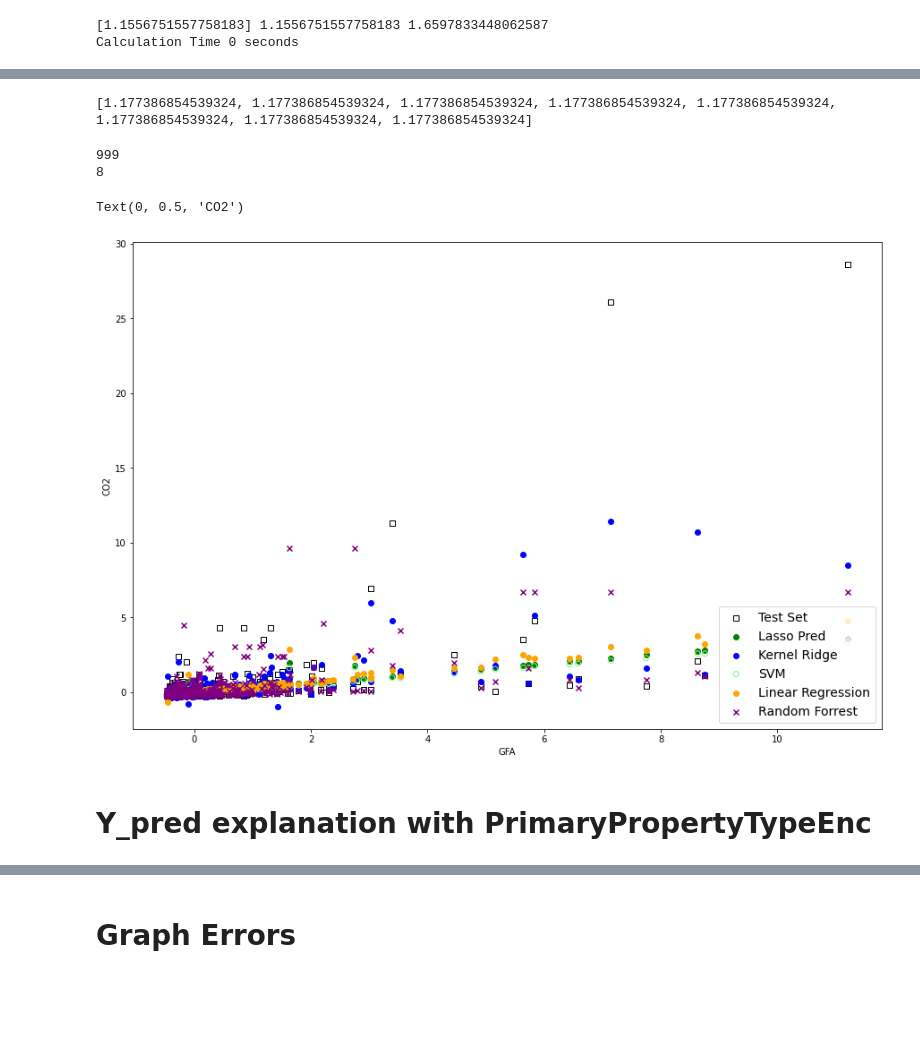
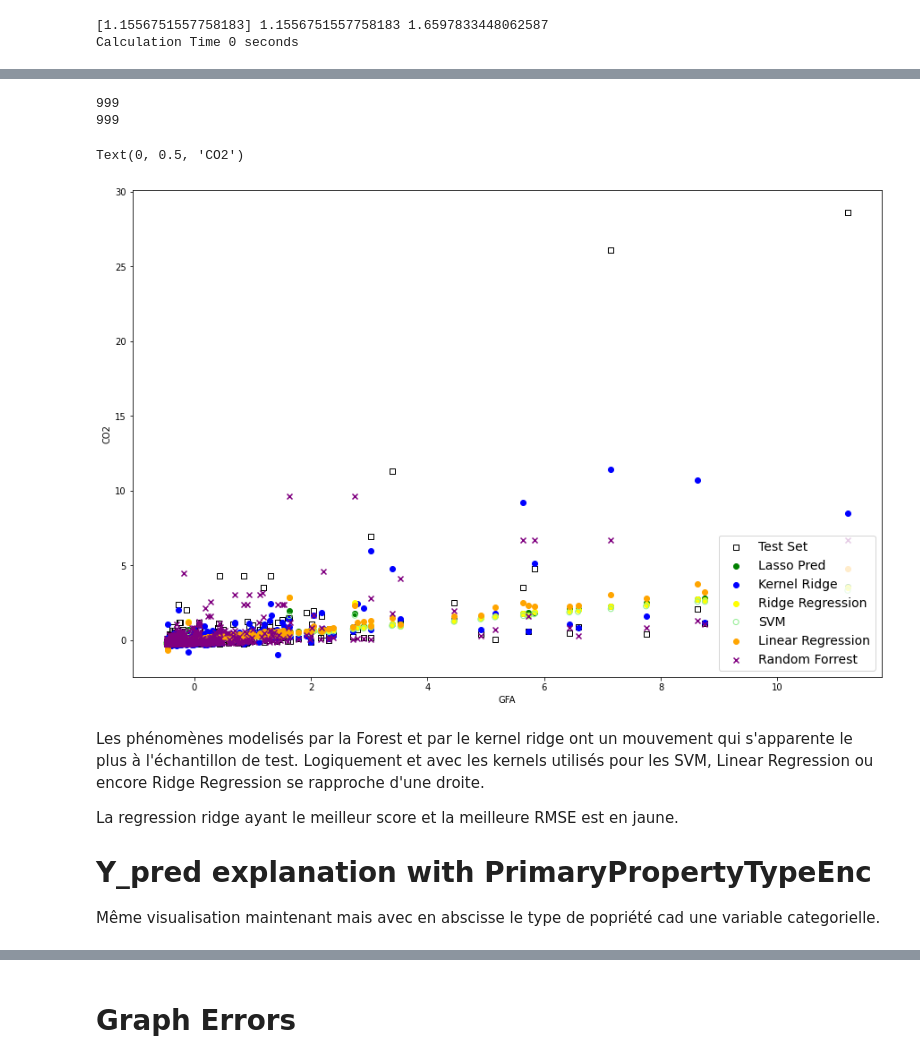
Before and after one commit to benMiniconi/Seattle2050, a Jupyter notebook: ProjetFinal/PEnergy_02_notebook_modelisation.ipynb, the cells around one changed output, grey strips where cells are left out. Cells and saved outputs as stored; diff of their text form; code cells hidden in the pictures; blank space fills up the shorter version.

```diff
--- a/ProjetFinal/PEnergy_02_notebook_modelisation.ipynb
+++ b/ProjetFinal/PEnergy_02_notebook_modelisation.ipynb
@@ -583,34 +589,36 @@ Sa RMSE est dans la moyenne 1,15 et son temps de calcul est négligeable.
-# %%
-print(rmseLinearRegression)
-# %% [output]
-[1.177386854539324, 1.177386854539324, 1.177386854539324, 1.177386854539324, 1.177386854539324, 1.177386854539324, 1.177386854539324, 1.177386854539324]
 # %%
-#A ajouter H2O pour aller à l'essentiel
-print(len(X_test[:, 1]))
-print(len(Y_pred_lasso))
+
+
 fig = plt.figure(figsize=(15, 10))
 plt.scatter(X_test[:, 1], y_test, color="black", marker='s', label="Test Set", facecolors='none')
 plt.scatter(X_test[:, 1], Y_pred_lasso[scoreLasso.index(max(scoreLasso))], color="green", marker='o', label="Lasso Pred")
 plt.scatter(X_test[:, 1], Y_pred_kernel_ridge[score_kernel_ridge.index(max(score_kernel_ridge))], color="blue", marker='o', label="Kernel Ridge")
-#plt.scatter(X_test[:, 1], Y_pred_reg_ridge[score_reg_ridge.index(max(score_reg_ridge))], color="yellow", marker='o', label="Ridge Regression")
+plt.scatter(X_test[:, 1], Y_pred_reg_ridge[score_reg_ridge.index(max(score_reg_ridge))], color="yellow", marker='o', label="Ridge Regression")
 plt.scatter(X_test[:, 1], Y_pred_svm[scoreLinearSVR.index(max(scoreLinearSVR))], color="lightgreen", marker='o', label="SVM", facecolors='none')
 plt.scatter(X_test[:, 1], Y_pred[scoreLinearRegression.index(max(scoreLinearRegression))], color="orange", marker='o', label="Linear Regression")
 plt.scatter(X_test[:, 1], Y_pred_RegressionTree[scoreRegressionTree.index(max(scoreRegressionTree))], color="purple", marker='x', label="Random Forrest")
 plt.legend(loc="lower right", fontsize=14)
 #plt.plot(fpr, tpr, '-', lw=2, label='gamma=0.01, AUC=%.2f' % auc)
 
 # afficher la courbe ROC du modèle optimisé
 #plt.plot(fpr_cv, tpr_cv, '-', lw=2, label='gamma=%.1e, AUC=%.2f' % \
 #         (gridSearch.best_params_['gamma'], auc_cv))
 #Ajout de la diagonale de 0.0 à 1.1
 #plt.plot([0,1], [0, 1])
 plt.xlabel("GFA")
 plt.ylabel("CO2")
 # %% [output]
 999
-8
+999
 Text(0, 0.5, 'CO2')
-[figure, old version]
+[figure, new version]
 # %% [markdown]
+Les phénomènes modelisés par la Forest et par le kernel ridge ont un mouvement qui s'apparente le plus à l'échantillon de test. Logiquement et avec les kernels utilisés pour les SVM, Linear Regression ou encore Ridge Regression se rapproche d'une droite.
+
+La regression ridge ayant le meilleur score et la meilleure RMSE est en jaune.
+
+
 # Y_pred explanation with PrimaryPropertyTypeEnc
+
+Même visualisation maintenant mais avec en abscisse le type de popriété cad une variable categorielle.
 # %%
```
Also changed, not shown: parts of 49 cells of this notebook.
